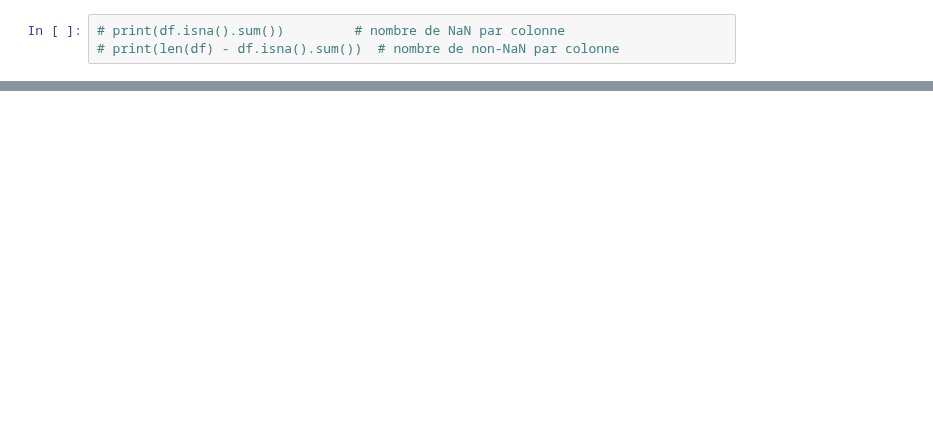
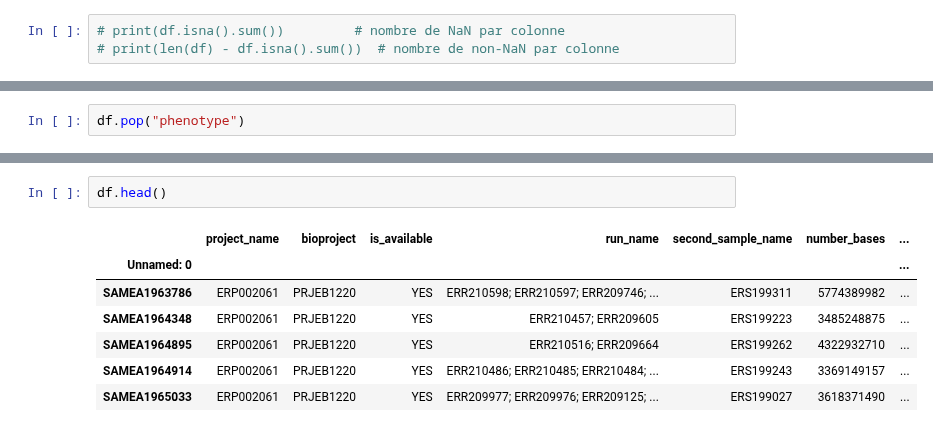
Before and after one commit to latall1017/MLB_PROJECT, a Jupyter notebook: Gut_microbiota_and_Irritable_Bowel_Disease/notebook_1.ipynb, the cells around one changed output, grey strips where cells are left out. Saved outputs shown, nothing was run; the diff lists cells and outputs as text; blank space fills up the shorter version.

```diff
--- a/Gut_microbiota_and_Irritable_Bowel_Disease/notebook_1.ipynb
+++ b/Gut_microbiota_and_Irritable_Bowel_Disease/notebook_1.ipynb
@@ -61,0 +88,2 @@ plt.show()
+# %%
+df.pop("phenotype")
@@ -65,0 +181,10 @@ df.shape
+# %%
+df.head()
+# %% [output]
+|  | project_name | bioproject | is_available | run_name | second_sample_name | number_bases | ... |
+| Unnamed: 0 |  |  |  |  |  |  | ... |
+| SAMEA1963786 | ERP002061 | PRJEB1220 | YES | ERR210598; ERR210597; ERR209746; ... | ERS199311 | 5774389982 | ... |
+| SAMEA1964348 | ERP002061 | PRJEB1220 | YES | ERR210457; ERR209605 | ERS199223 | 3485248875 | ... |
+| SAMEA1964895 | ERP002061 | PRJEB1220 | YES | ERR210516; ERR209664 | ERS199262 | 4322932710 | ... |
+| SAMEA1964914 | ERP002061 | PRJEB1220 | YES | ERR210486; ERR210485; ERR210484; ... | ERS199243 | 3369149157 | ... |
+| SAMEA1965033 | ERP002061 | PRJEB1220 | YES | ERR209977; ERR209976; ERR209125; ... | ERS199027 | 3618371490 | ... |
```
Also changed, not shown: parts of 12 cells of this notebook.
